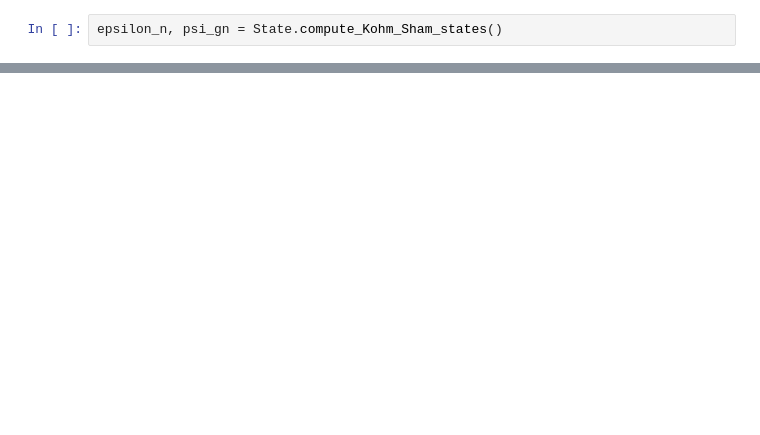
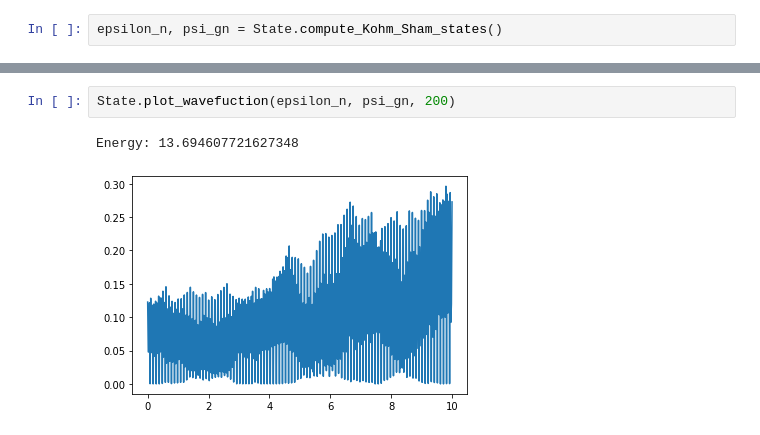
Before and after one commit to dylanh05/pyDFT, a Jupyter notebook: 1DDFT.ipynb, the cells around one changed output, grey strips where cells are left out. Cells and saved outputs as stored; diff of their text form; blank space fills up the shorter version.

```diff
--- a/1DDFT.ipynb
+++ b/1DDFT.ipynb
@@ -154,0 +187,5 @@ print(State.integrate(psi_gn[0]))
+# %%
+State.plot_wavefuction(epsilon_n, psi_gn, 200)
+# %% [output]
+Energy: 13.694607721627348
+[figure, added]
```
Also changed, not shown: parts of 18 cells of this notebook.
